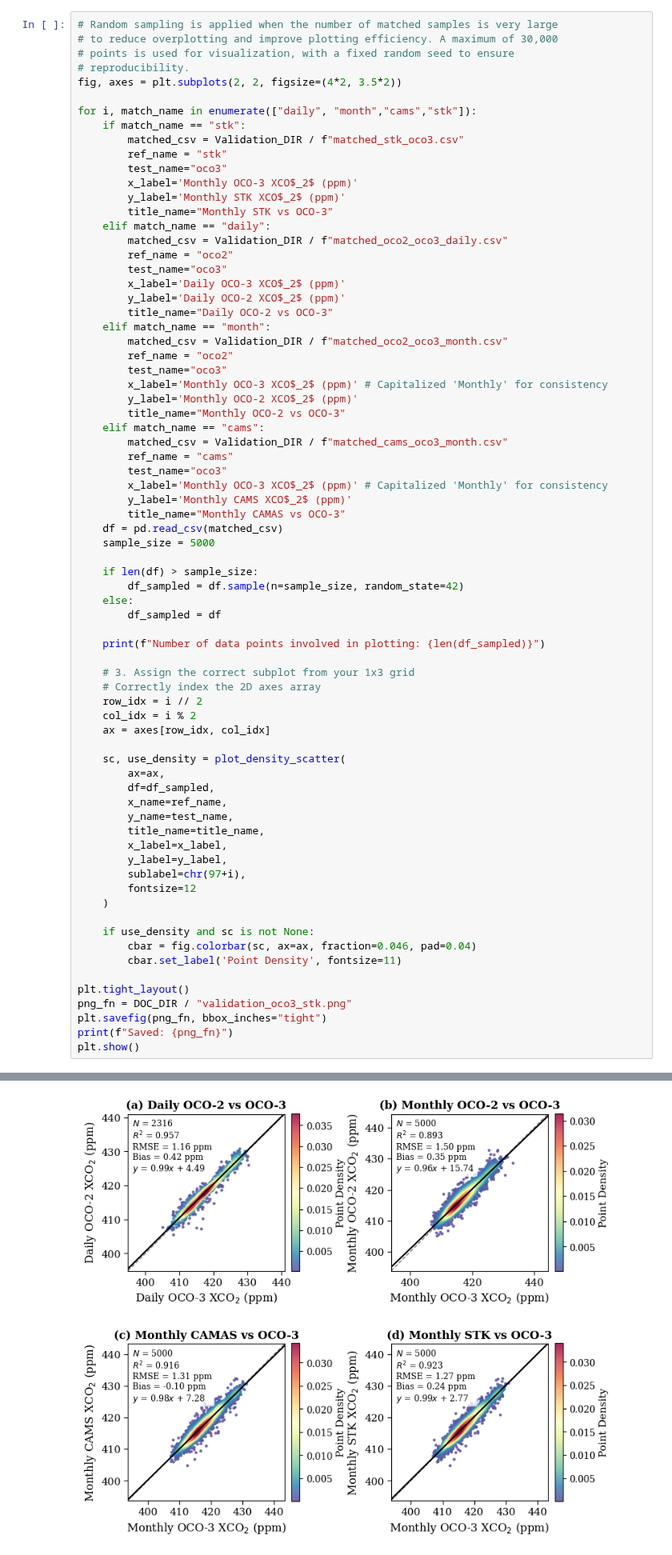
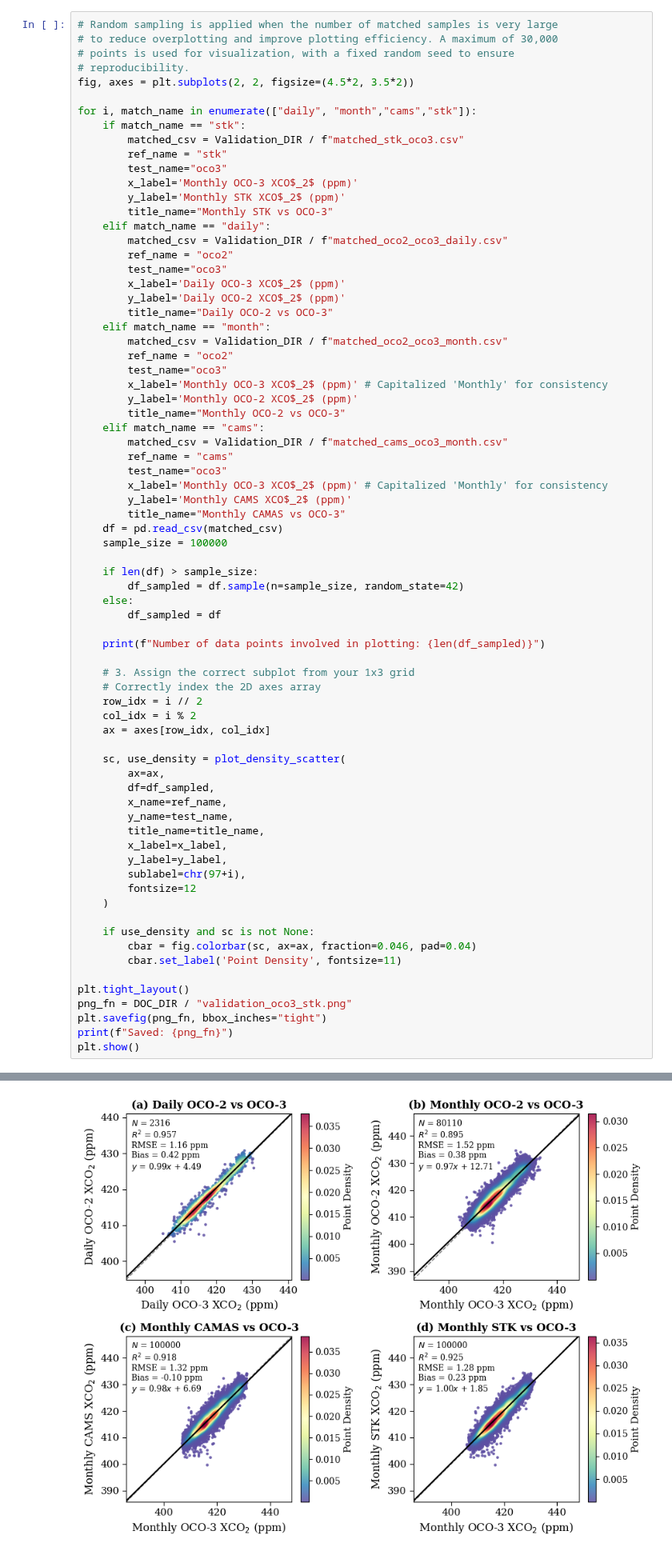
Before and after one commit to hongxu-yn/Southeast-Asia-XCO2-STK, a Jupyter notebook: src/3_Technical_validation.ipynb, the cells around one changed output, grey strips where cells are left out. Shown at 80% size. Drawn from its saved outputs; the diff is of its cells as text.

```diff
--- a/src/3_Technical_validation.ipynb
+++ b/src/3_Technical_validation.ipynb
@@ -1058,7 +1071,7 @@ Test set shape: FrozenMappingWarningOnValuesAccess({'time': 2266, 'lat': 420, 'l
 # to reduce overplotting and improve plotting efficiency. A maximum of 30,000
 # points is used for visualization, with a fixed random seed to ensure
 # reproducibility.
-fig, axes = plt.subplots(2, 2, figsize=(4*2, 3.5*2))
+fig, axes = plt.subplots(2, 2, figsize=(4.5*2, 3.5*2))
 
 for i, match_name in enumerate(["daily", "month","cams","stk"]):
     if match_name == "stk":
@@ -1090,7 +1103,7 @@ for i, match_name in enumerate(["daily", "month","cams","stk"]):
         y_label='Monthly CAMS XCO$_2$ (ppm)'
         title_name="Monthly CAMAS vs OCO-3"
     df = pd.read_csv(matched_csv)
-    sample_size = 5000
+    sample_size = 100000
 
     if len(df) > sample_size:
         df_sampled = df.sample(n=sample_size, random_state=42)
@@ -1134,2 +1147,2 @@ Number of data points involved in plotting: 5000
 Saved: /content/drive/MyDrive/Southeast-Asia-XCO2-STK/docs/validation_oco3_stk.png
-[figure, old version]
+[figure, new version]
```
Also changed, not shown: parts of 2 cells of this notebook.
